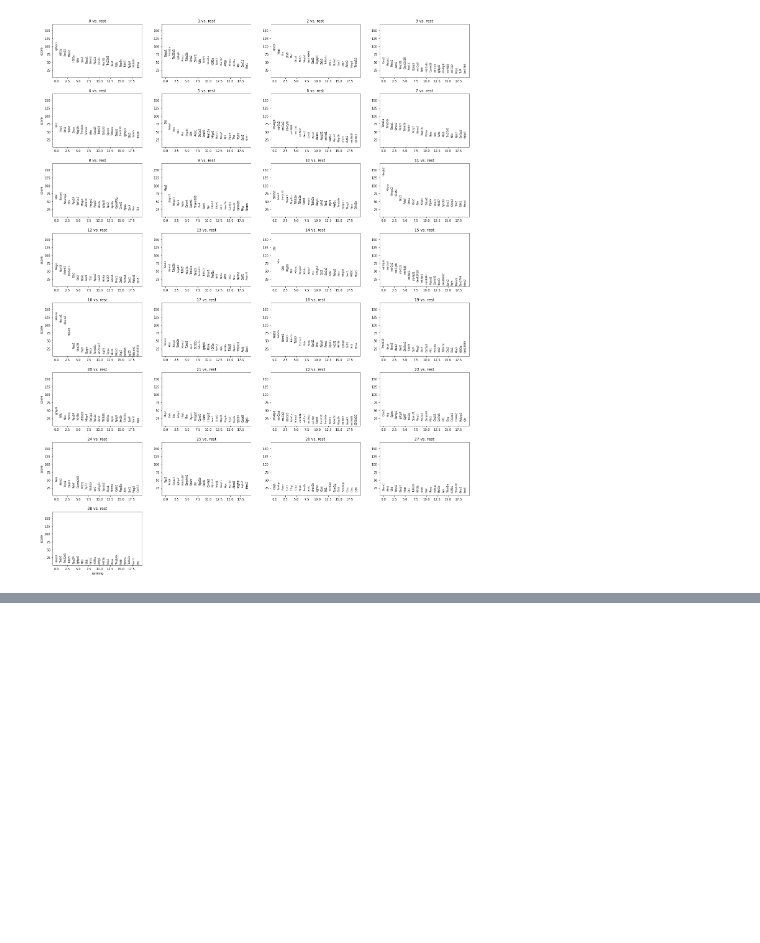
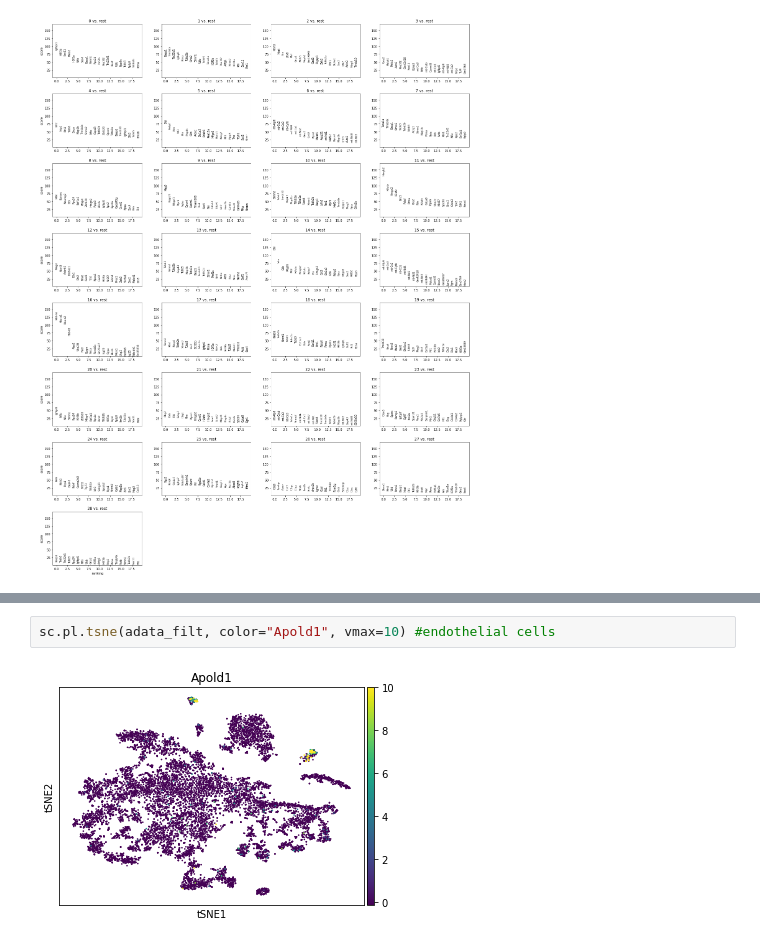
Before and after one commit to rgenner/qbb2021-answers, a Jupyter notebook: week10/Week10.ipynb, the cells around one changed output, grey strips where cells are left out. Drawn from its saved outputs; the diff is of its cells as text; blank space fills up the shorter version.

```diff
--- a/week10/Week10.ipynb
+++ b/week10/Week10.ipynb
@@ -72,0 +118,4 @@ sc.pl.rank_genes_groups(adata_filt)
+# %%
+sc.pl.tsne(adata_filt, color="Apold1", vmax=10) #endothelial cells
+# %% [output]
+[figure, added]
```
Also changed, not shown: parts of 19 cells of this notebook.
